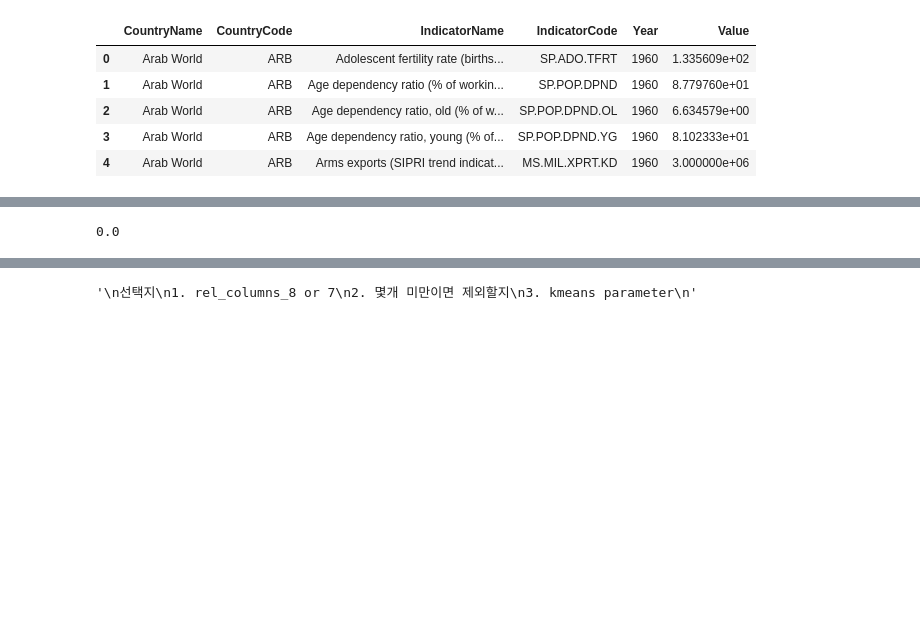
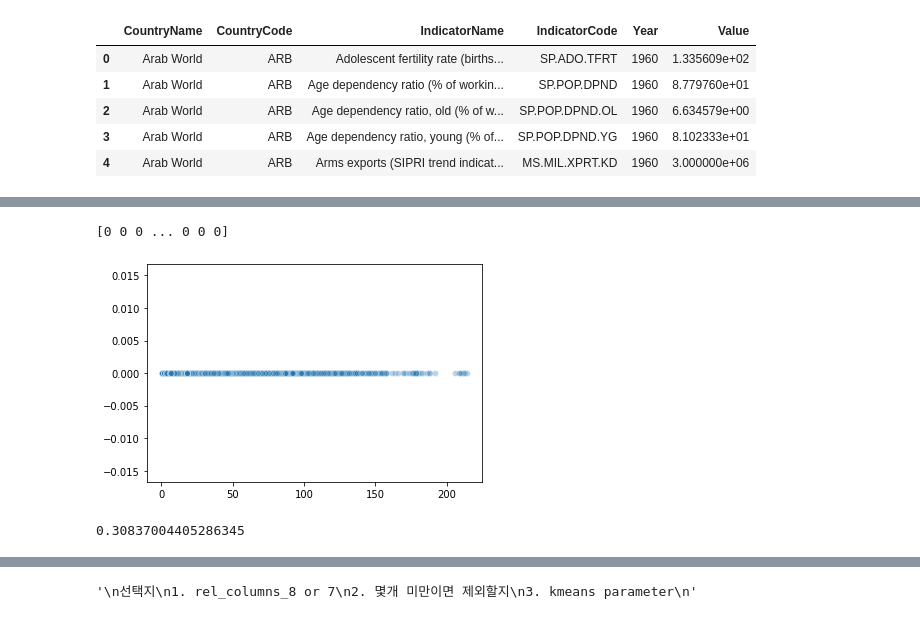
Before and after one commit to soyoungpark9187/ML_termProject, a Jupyter notebook: input/kmeans.ipynb, the cells around one changed output, grey strips where cells are left out. Saved outputs shown, nothing was run; the diff lists cells and outputs as text; code cells hidden in the pictures; blank space fills up the shorter version.

Commit message:
scatterplot

```diff
--- a/input/kmeans.ipynb
+++ b/input/kmeans.ipynb
@@ -229,6 +231,7 @@ def runKMeans(df, k,max_iter, n_init):
 
     kmeans.fit(X)
     predict=kmeans.predict(X)
+    scatter_plot(df, predict)
     return calcAccuracy(predict, X,y)
 # %%
 
@@ -266,6 +269,8 @@ def runDBSCAN(df,eps, min_samples, metric):
 
     cluster_labels = db.labels_
     n_clusters = len(set(cluster_labels))
+    print(cluster_labels)
+    scatter_plot(df, cluster_labels)
 
     return calcAccuracy(cluster_labels, X,y)
 # %%
@@ -314,9 +316,11 @@ eps=[10, 20, 30, 40, 50 ]
 min_samples=[ 3, 5, 10, 15, 20, 30, 50, 100 ]
 dis_measure = ['euclidean', 'hamming']
 # %%
-runDBSCAN(df,10,3,'euclidean')
+runDBSCAN(df,50,10,'euclidean')
 # %% [output]
-0.0
+[0 0 0 ... 0 0 0]
+[figure, added]
+0.30837004405286345
 # %%
 runGMM(df, 3)
 # %% [output]
```
Also changed, not shown: parts of 10 cells of this notebook, 1 other file.
